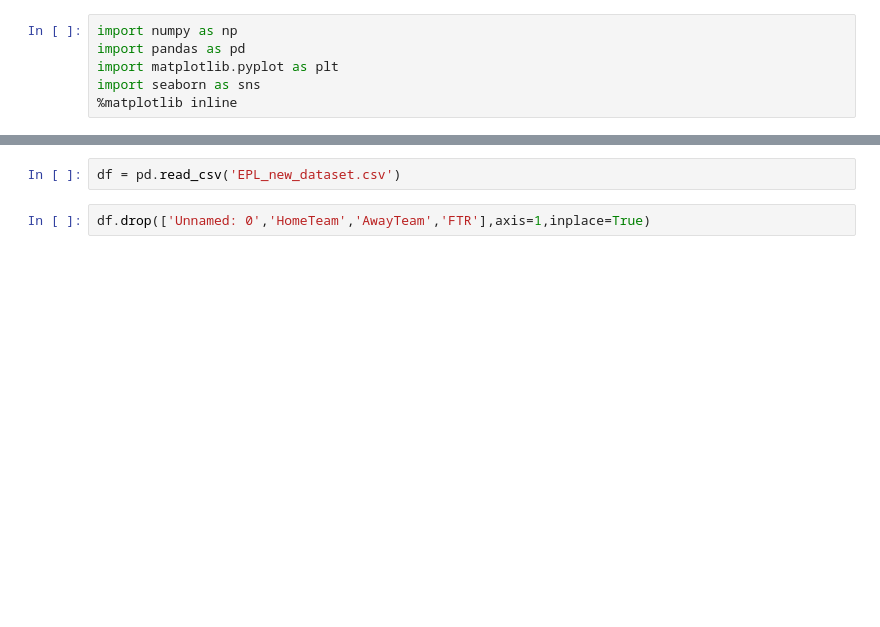
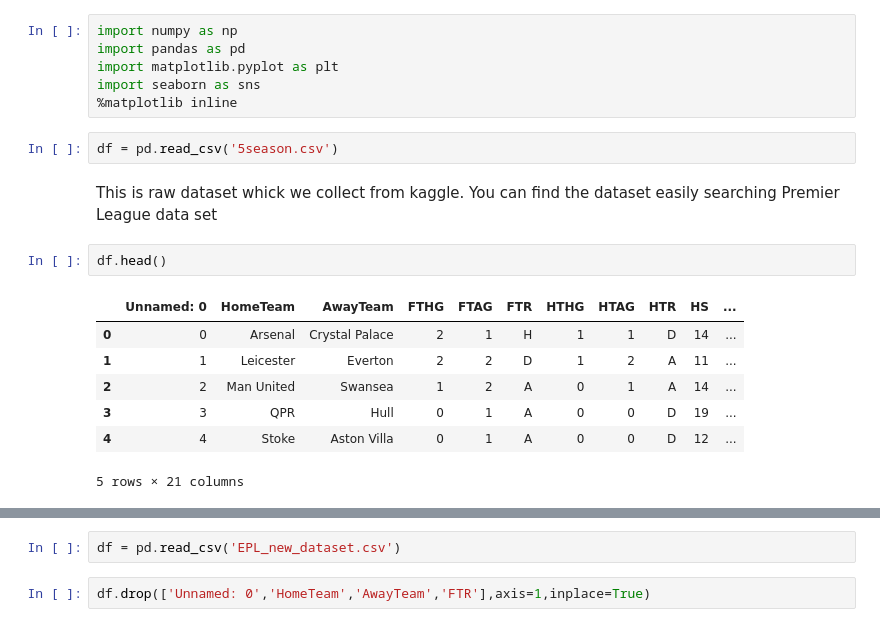
Before and after one commit to Nasar-uddin/kickoff, a Jupyter notebook: Kick with pca.ipynb, the cells around one changed output, grey strips where cells are left out. Drawn from its saved outputs; the diff is of its cells as text; blank space fills up the shorter version.

```diff
--- a/Kick with pca.ipynb
+++ b/Kick with pca.ipynb
@@ -4,3 +4,17 @@ import pandas as pd
 import matplotlib.pyplot as plt
 import seaborn as sns
 %matplotlib inline
+# %%
+df = pd.read_csv('5season.csv')
+# %% [markdown]
+This is raw dataset whick we collect from kaggle. You can find the dataset easily searching Premier League data set
+# %%
+df.head()
+# %% [output]
+|  | Unnamed: 0 | HomeTeam | AwayTeam | FTHG | FTAG | FTR | HTHG | HTAG | HTR | HS | ... |
+| 0 | 0 | Arsenal | Crystal Palace | 2 | 1 | H | 1 | 1 | D | 14 | ... |
+| 1 | 1 | Leicester | Everton | 2 | 2 | D | 1 | 2 | A | 11 | ... |
+| 2 | 2 | Man United | Swansea | 1 | 2 | A | 0 | 1 | A | 14 | ... |
+| 3 | 3 | QPR | Hull | 0 | 1 | A | 0 | 0 | D | 19 | ... |
+| 4 | 4 | Stoke | Aston Villa | 0 | 1 | A | 0 | 0 | D | 12 | ... |
+5 rows × 21 columns
```
Also changed, not shown: parts of 14 cells of this notebook, 1 other file.
